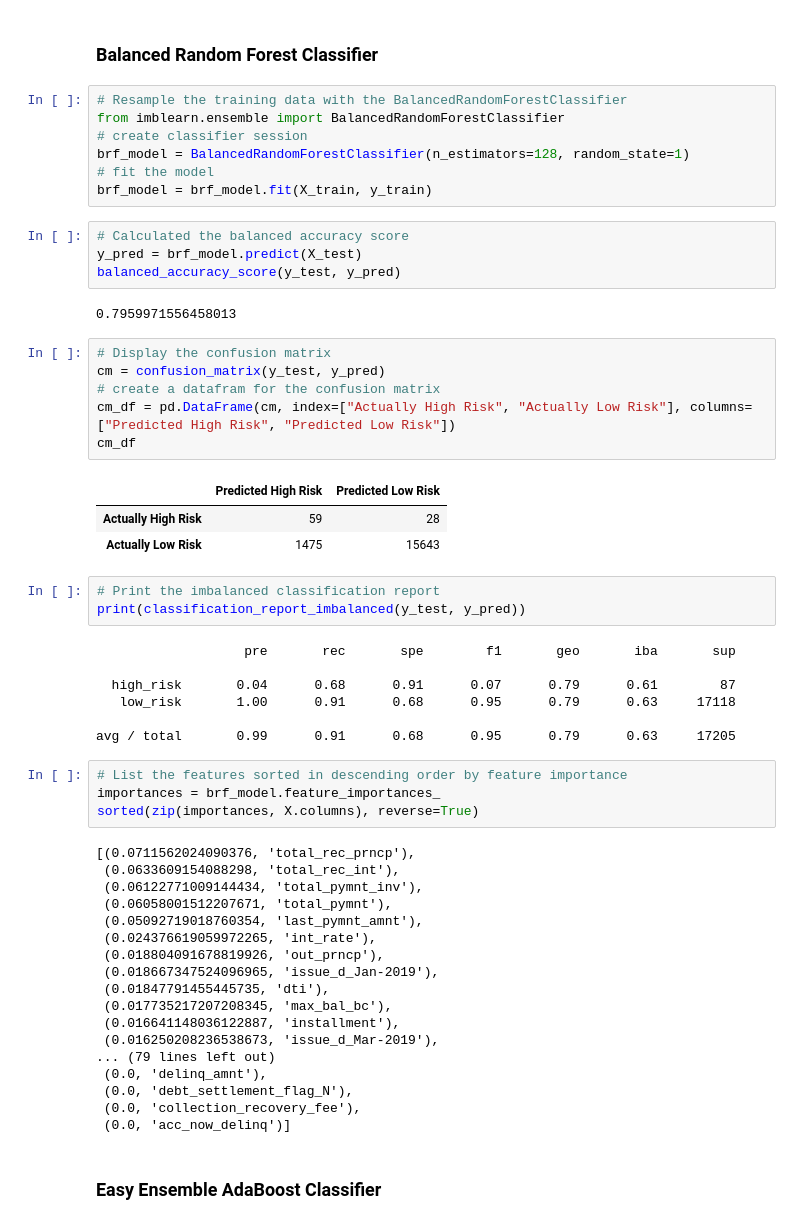
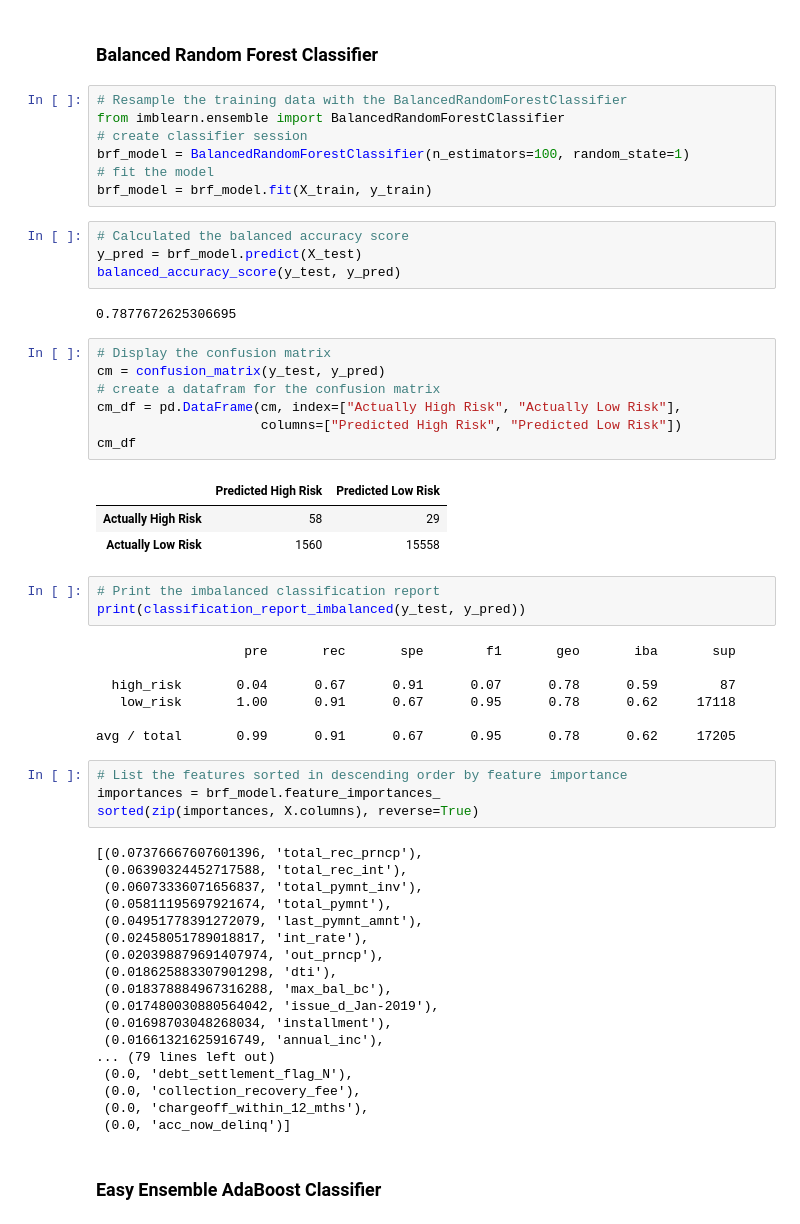
Before and after one commit to ZeroDarkHardy/Credit_Risk_Analysis, a Jupyter notebook: credit_risk_ensemble.ipynb, the cells around one changed output. Drawn from its saved outputs; the diff is of its cells as text.

```diff
--- a/credit_risk_ensemble.ipynb
+++ b/credit_risk_ensemble.ipynb
@@ -155,7 +155,7 @@ Note: Use a random state of 1 for each algorithm to ensure consistency between t
 # Resample the training data with the BalancedRandomForestClassifier
 from imblearn.ensemble import BalancedRandomForestClassifier
 # create classifier session
-brf_model = BalancedRandomForestClassifier(n_estimators=128, random_state=1)
+brf_model = BalancedRandomForestClassifier(n_estimators=100, random_state=1)
 # fit the model
 brf_model = brf_model.fit(X_train, y_train)
 # %%
@@ -163,48 +163,49 @@ brf_model = brf_model.fit(X_train, y_train)
 y_pred = brf_model.predict(X_test)
 balanced_accuracy_score(y_test, y_pred)
 # %% [output]
-0.7959971556458013
+0.7877672625306695
 # %%
 # Display the confusion matrix
 cm = confusion_matrix(y_test, y_pred)
 # create a datafram for the confusion matrix
-cm_df = pd.DataFrame(cm, index=["Actually High Risk", "Actually Low Risk"], columns=["Predicted High Risk", "Predicted Low Risk"])
+cm_df = pd.DataFrame(cm, index=["Actually High Risk", "Actually Low Risk"],
+                     columns=["Predicted High Risk", "Predicted Low Risk"])
 cm_df
 # %% [output]
 |  | Predicted High Risk | Predicted Low Risk |
-| Actually High Risk | 59 | 28 |
-| Actually Low Risk | 1475 | 15643 |
+| Actually High Risk | 58 | 29 |
+| Actually Low Risk | 1560 | 15558 |
 # %%
 # Print the imbalanced classification report
 print(classification_report_imbalanced(y_test, y_pred))
 # %% [output]
                    pre       rec       spe        f1       geo       iba       sup
 
-  high_risk       0.04      0.68      0.91      0.07      0.79      0.61        87
-   low_risk       1.00      0.91      0.68      0.95      0.79      0.63     17118
+  high_risk       0.04      0.67      0.91      0.07      0.78      0.59        87
+   low_risk       1.00      0.91      0.67      0.95      0.78      0.62     17118
 
-avg / total       0.99      0.91      0.68      0.95      0.79      0.63     17205
+avg / total       0.99      0.91      0.67      0.95      0.78      0.62     17205
 # %%
 # List the features sorted in descending order by feature importance
 importances = brf_model.feature_importances_
 sorted(zip(importances, X.columns), reverse=True)
 # %% [output]
-[(0.0711562024090376, 'total_rec_prncp'),
- (0.0633609154088298, 'total_rec_int'),
- (0.06122771009144434, 'total_pymnt_inv'),
- (0.06058001512207671, 'total_pymnt'),
- (0.05092719018760354, 'last_pymnt_amnt'),
- (0.024376619059972265, 'int_rate'),
- (0.018804091678819926, 'out_prncp'),
- (0.018667347524096965, 'issue_d_Jan-2019'),
- (0.01847791455445735, 'dti'),
- (0.017735217207208345, 'max_bal_bc'),
- (0.016641148036122887, 'installment'),
- (0.016250208236538673, 'issue_d_Mar-2019'),
+[(0.07376667607601396, 'total_rec_prncp'),
+ (0.06390324452717588, 'total_rec_int'),
+ (0.06073336071656837, 'total_pymnt_inv'),
+ (0.05811195697921674, 'total_pymnt'),
+ (0.04951778391272079, 'last_pymnt_amnt'),
+ (0.02458051789018817, 'int_rate'),
+ (0.020398879691407974, 'out_prncp'),
+ (0.018625883307901298, 'dti'),
+ (0.018378884967316288, 'max_bal_bc'),
+ (0.017480030880564042, 'issue_d_Jan-2019'),
+ (0.01698703048268034, 'installment'),
+ (0.01661321625916749, 'annual_inc'),
 ... (79 lines left out)
- (0.0, 'delinq_amnt'),
  (0.0, 'debt_settlement_flag_N'),
  (0.0, 'collection_recovery_fee'),
+ (0.0, 'chargeoff_within_12_mths'),
  (0.0, 'acc_now_delinq')]
 # %% [markdown]
 ### Easy Ensemble AdaBoost Classifier
```
Also changed, not shown: parts of 3 cells of this notebook, 11 other files.
